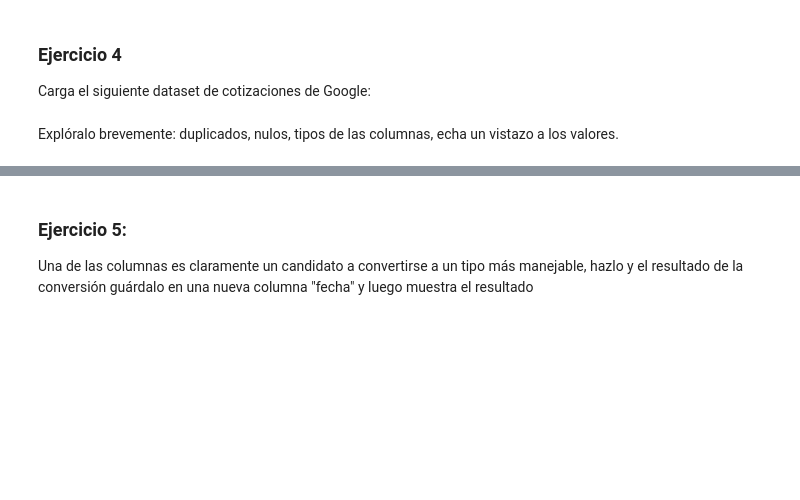
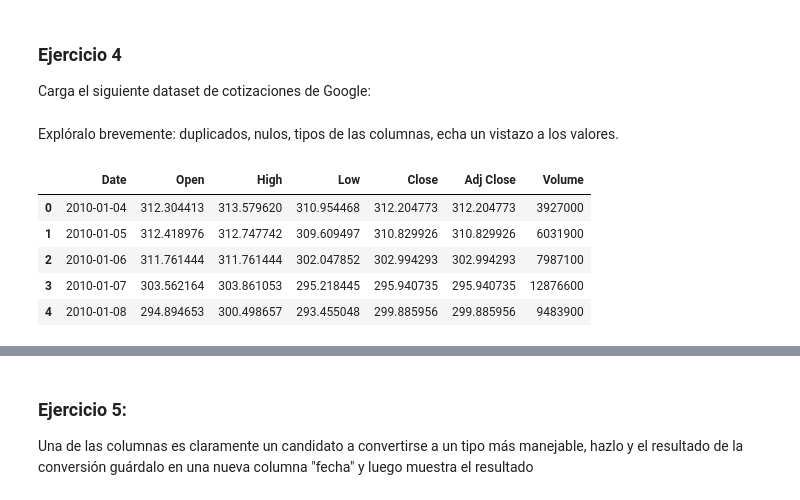
Before and after one commit to jorgemd2698/ONLINE_DS_THEBRIDGE_DOCUMENTOS_TEORICOS, a Jupyter notebook: Sprint_05/Unidad_01_Introduccion_Procesos_ETL/02_Ejercicios_Workout/11_Ejercicio_Transformacion_Texto_Fechas.ipynb, the cells around one changed output, grey strips where cells are left out. Saved outputs shown, nothing was run; the diff lists cells and outputs as text; code cells hidden in the pictures; blank space fills up the shorter version.

```diff
--- a/Sprint_05/Unidad_01_Introduccion_Procesos_ETL/02_Ejercicios_Workout/11_Ejercicio_Transformacion_Texto_Fechas.ipynb
+++ b/Sprint_05/Unidad_01_Introduccion_Procesos_ETL/02_Ejercicios_Workout/11_Ejercicio_Transformacion_Texto_Fechas.ipynb
@@ -41,3 +93,12 @@ Carga el siguiente dataset de cotizaciones de Google:
 df = pd.read_csv("./data/GOOG.csv")
 # %% [markdown]
 Explóralo brevemente: duplicados, nulos, tipos de las columnas, echa un vistazo a los valores.
+# %%
+df.head()
+# %% [output]
+|  | Date | Open | High | Low | Close | Adj Close | Volume |
+| 0 | 2010-01-04 | 312.304413 | 313.579620 | 310.954468 | 312.204773 | 312.204773 | 3927000 |
+| 1 | 2010-01-05 | 312.418976 | 312.747742 | 309.609497 | 310.829926 | 310.829926 | 6031900 |
+| 2 | 2010-01-06 | 311.761444 | 311.761444 | 302.047852 | 302.994293 | 302.994293 | 7987100 |
+| 3 | 2010-01-07 | 303.562164 | 303.861053 | 295.218445 | 295.940735 | 295.940735 | 12876600 |
+| 4 | 2010-01-08 | 294.894653 | 300.498657 | 293.455048 | 299.885956 | 299.885956 | 9483900 |
```
Also changed, not shown: parts of 6 cells of this notebook, 1 other file.
